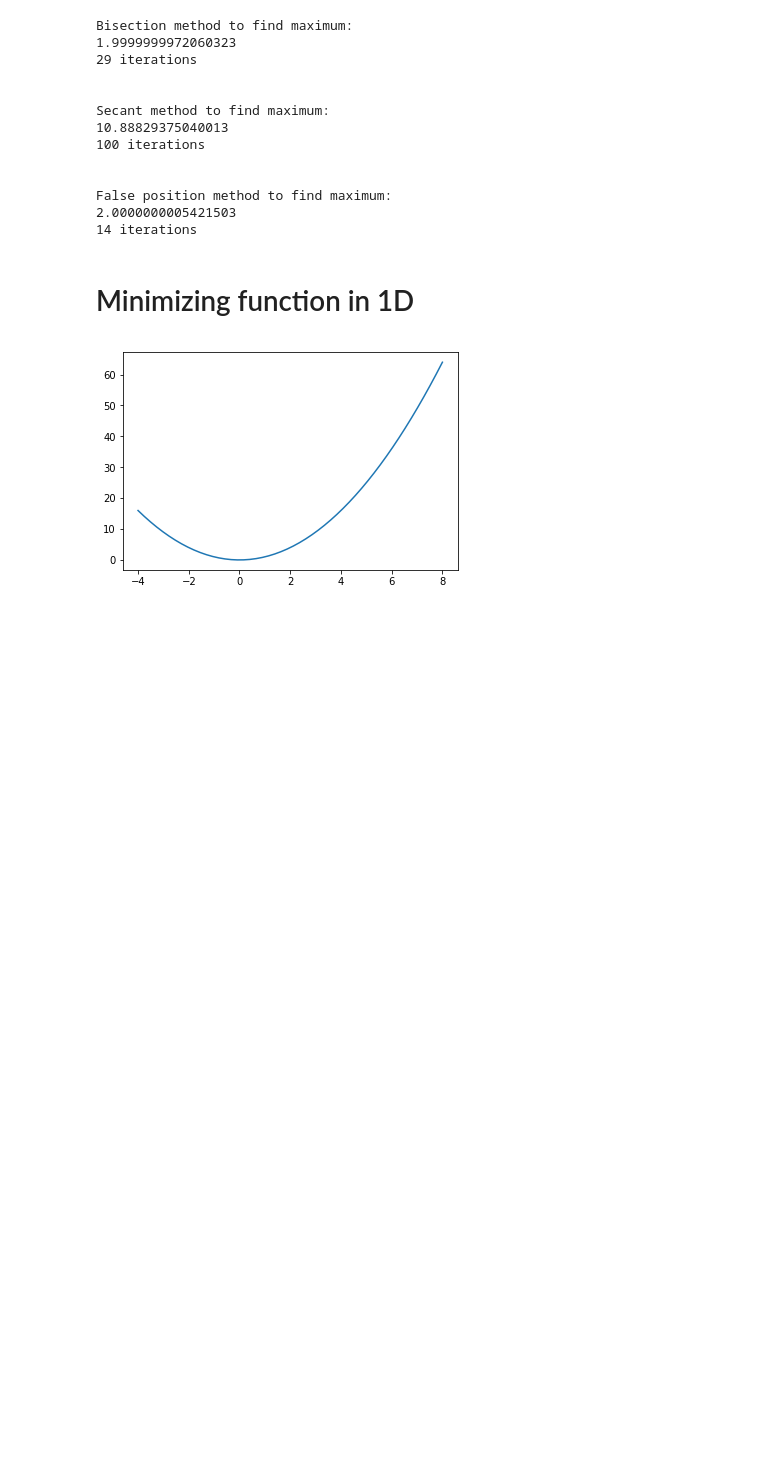
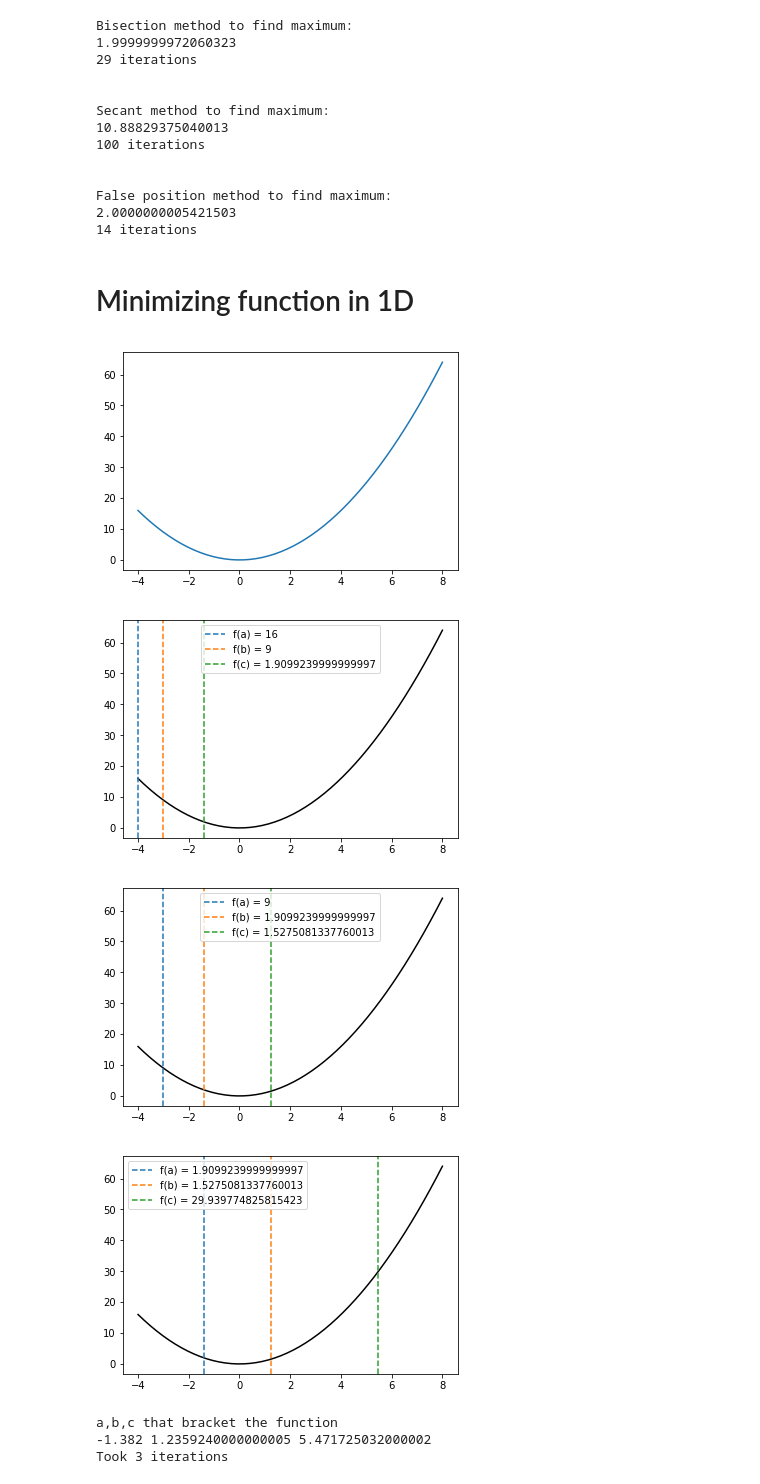
Before and after one commit to ErikOsinga/numerical_recipies, a Jupyter notebook: tutorial6/tutorial6.ipynb, the cells around one changed output. Drawn from its saved outputs; the diff is of its cells as text; code cells hidden in the pictures; blank space fills up the shorter version.

```diff
--- a/tutorial6/tutorial6.ipynb
+++ b/tutorial6/tutorial6.ipynb
@@ -280,0 +193,15 @@ def easy_bracketing(func, a, b, MAXITER=100):
+# %%
+
+
+a, b = -4, -3
+a, b, c, it = simple_bracketing(func2a, a, b,plot_steps=True)
+print ("a,b,c that bracket the function ")
+print (a,b,c)
+print (f"Took {it} iterations")
+# %% [output]
+[figure, added]
+[figure, added]
+[figure, added]
+a,b,c that bracket the function
+-1.382 1.2359240000000005 5.471725032000002
+Took 3 iterations
```
Also changed, not shown: parts of 10 cells of this notebook, 1 other file.
